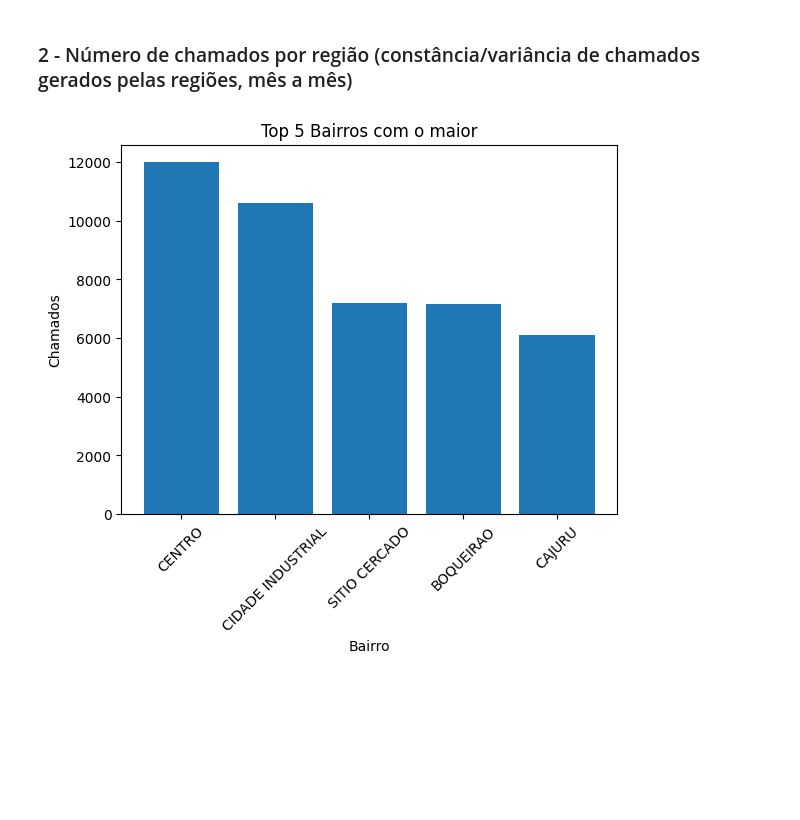
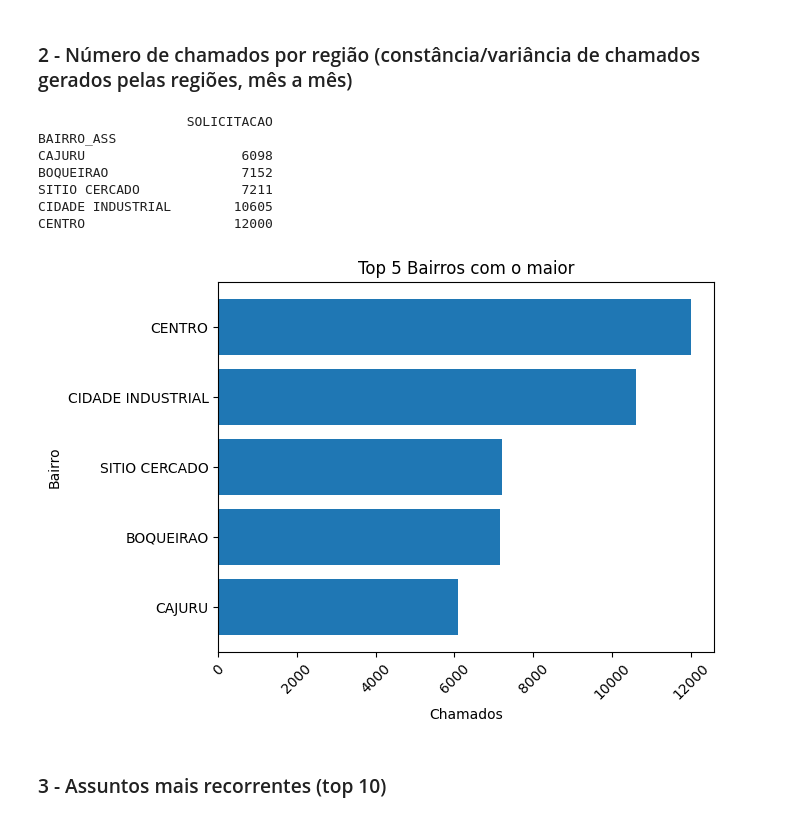
Before and after one commit to FabioKishino/projeto-python-ada, a Jupyter notebook: Projeto.ipynb, the cells around one changed output. Cells and saved outputs as stored; diff of their text form; code cells hidden in the pictures; blank space fills up the shorter version.

```diff
--- a/Projeto.ipynb
+++ b/Projeto.ipynb
@@ -47,10 +54,13 @@ df5 = df5.drop([0])
 # Contatenate the datasets
 df = pd.concat([df1, df2, df3, df4, df5])
 
+# Drop all rows with SEXO = I
+df = df[df['SEXO'] != 'I']
+
 # Drop all the Unnamed columns
 df = df.loc[:, ~df.columns.str.contains('^Unnamed')]
 
-df.head()
+df
 # %% [output]
 |  | SOLICITACAO | TIPO | ORGAO | DATA | HORARIO | ASSUNTO | SUBDIVISAO | DESCRICAO | LOGRADOURO_ASS | ... |
 | 1 | 10348816 | Solicitação | INSTITUTO DAS CIDADES INTELIGENTES | 2023-10-01 00:00:00 | 07:06:32 | Fauna sinantrópica | Morcegos | Solicita orientações em relação a... | Rua Serafim Lucca, 437 | ... |
@@ -85,25 +115,35 @@ Name: SOLICITACAO, dtype: int64
 # %%
 # Número de ligações por bairro
 
 # groupby() -> Agrupa os dados
 # count() -> Conta os valores
 # to_frame() -> Transforma a Series em DataFrame
 # sort_values() -> Ordena os valores
 
 count_bairro = df.groupby('BAIRRO_ASS')['SOLICITACAO'].count().to_frame().sort_values(by='SOLICITACAO', ascending=False)
-count_bairro
+
 
 # Gráfico com os top 5 bairros com maior índice de solicitações
 
 # Top 5
-top_5_neighborhoods = count_bairro.head(5)
+top_5_neighborhoods = count_bairro.head(5).sort_values(by='SOLICITACAO', ascending=True)
+print(top_5_neighborhoods)
 
 # Gráfico
-plt.bar(top_5_neighborhoods.index, top_5_neighborhoods['SOLICITACAO'])
-plt.xlabel('Bairro')
-plt.ylabel('Chamados')
+plt.barh(top_5_neighborhoods.index, top_5_neighborhoods['SOLICITACAO'])
+plt.xlabel('Chamados')
+plt.ylabel('Bairro')
 plt.title('Top 5 Bairros com o maior')
 plt.xticks(rotation=45)
 plt.show()
 # %% [output]
+                   SOLICITACAO
+BAIRRO_ASS
+CAJURU                    6098
+BOQUEIRAO                 7152
+SITIO CERCADO             7211
+CIDADE INDUSTRIAL        10605
+CENTRO                   12000
-[figure, old version]
+[figure, new version]
+# %% [markdown]
+### 3 - Assuntos mais recorrentes (top 10)
```
Also changed, not shown: parts of 15 cells of this notebook, 1 other file.
